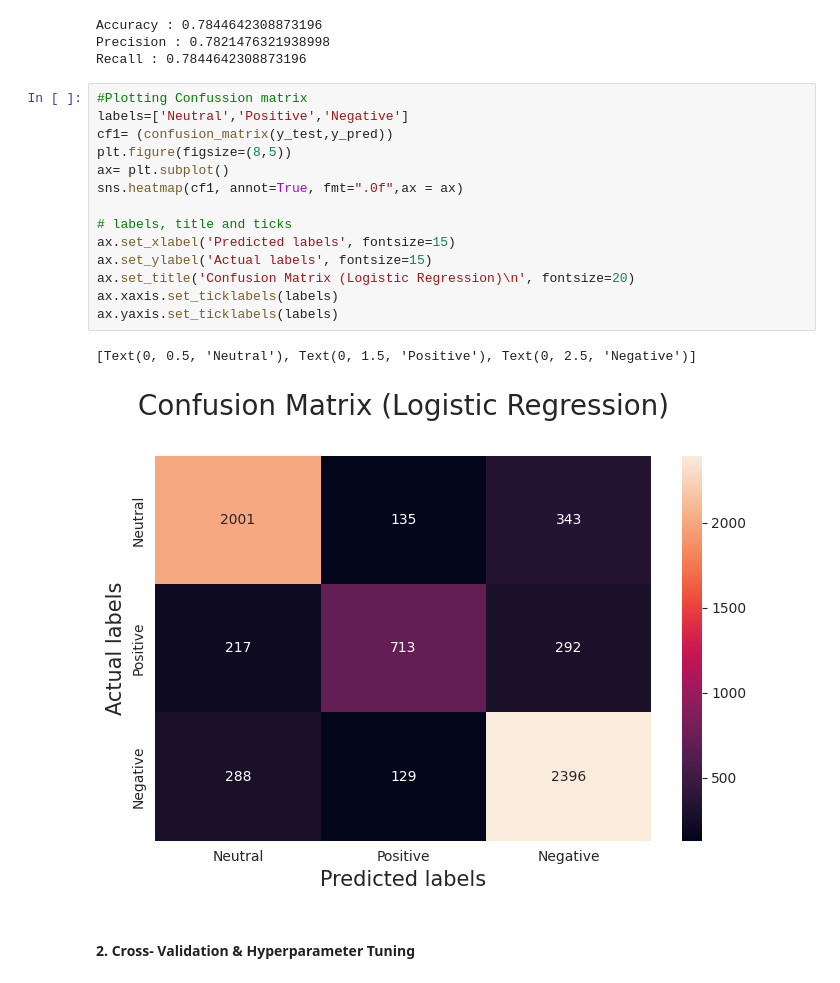
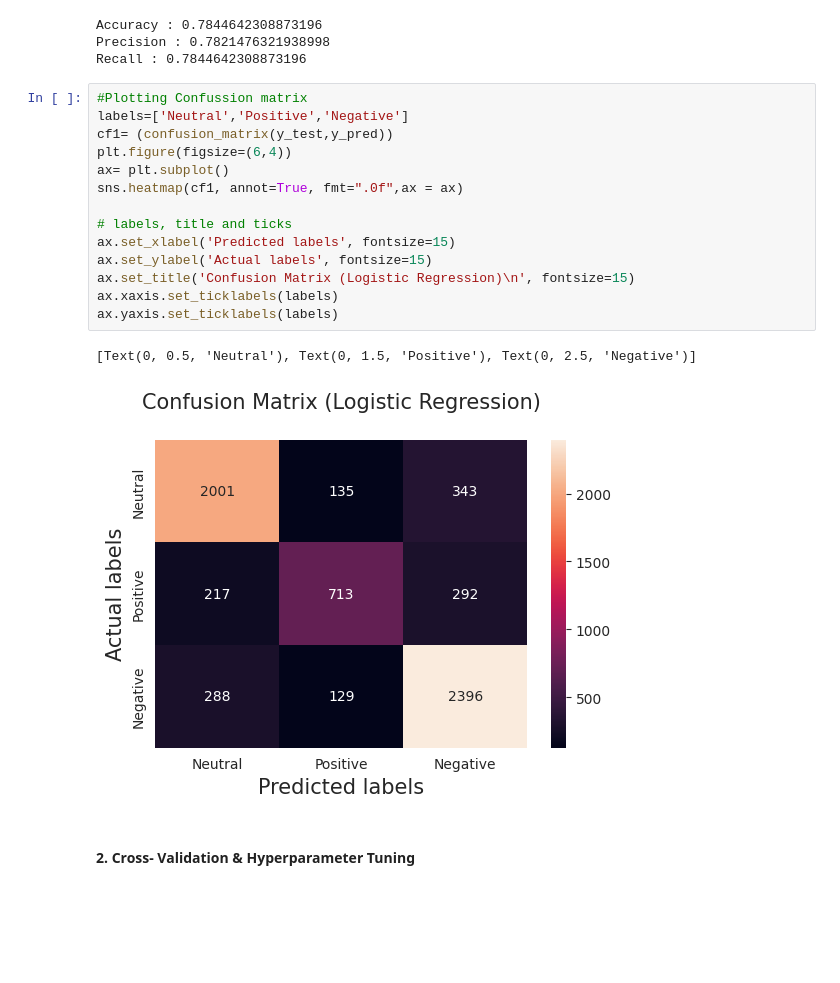
Before and after one commit to Jeetesh-KumarM/CAPSTONE-PROJECT-3-CLASSIFICATION, a Jupyter notebook: Coronavirus_Tweet_Sentiment_Analysis.ipynb, the cells around one changed output. Saved outputs shown, nothing was run; the diff lists cells and outputs as text; blank space fills up the shorter version.

```diff
--- a/Coronavirus_Tweet_Sentiment_Analysis.ipynb
+++ b/Coronavirus_Tweet_Sentiment_Analysis.ipynb
@@ -921,20 +855,20 @@ Recall : 0.7844642308873196
 # %%
 #Plotting Confussion matrix
 labels=['Neutral','Positive','Negative']
 cf1= (confusion_matrix(y_test,y_pred))
-plt.figure(figsize=(8,5))
+plt.figure(figsize=(6,4))
 ax= plt.subplot()
 sns.heatmap(cf1, annot=True, fmt=".0f",ax = ax)
 
 # labels, title and ticks
 ax.set_xlabel('Predicted labels', fontsize=15)
 ax.set_ylabel('Actual labels', fontsize=15)
-ax.set_title('Confusion Matrix (Logistic Regression)\n', fontsize=20)
+ax.set_title('Confusion Matrix (Logistic Regression)\n', fontsize=15)
 ax.xaxis.set_ticklabels(labels)
 ax.yaxis.set_ticklabels(labels)
 # %% [output]
 [Text(0, 0.5, 'Neutral'), Text(0, 1.5, 'Positive'), Text(0, 2.5, 'Negative')]
-[figure, old version]
+[figure, new version]
 # %% [markdown]
 #### 2. Cross- Validation & Hyperparameter Tuning
 # %%
```
Also changed, not shown: parts of 55 cells of this notebook.
